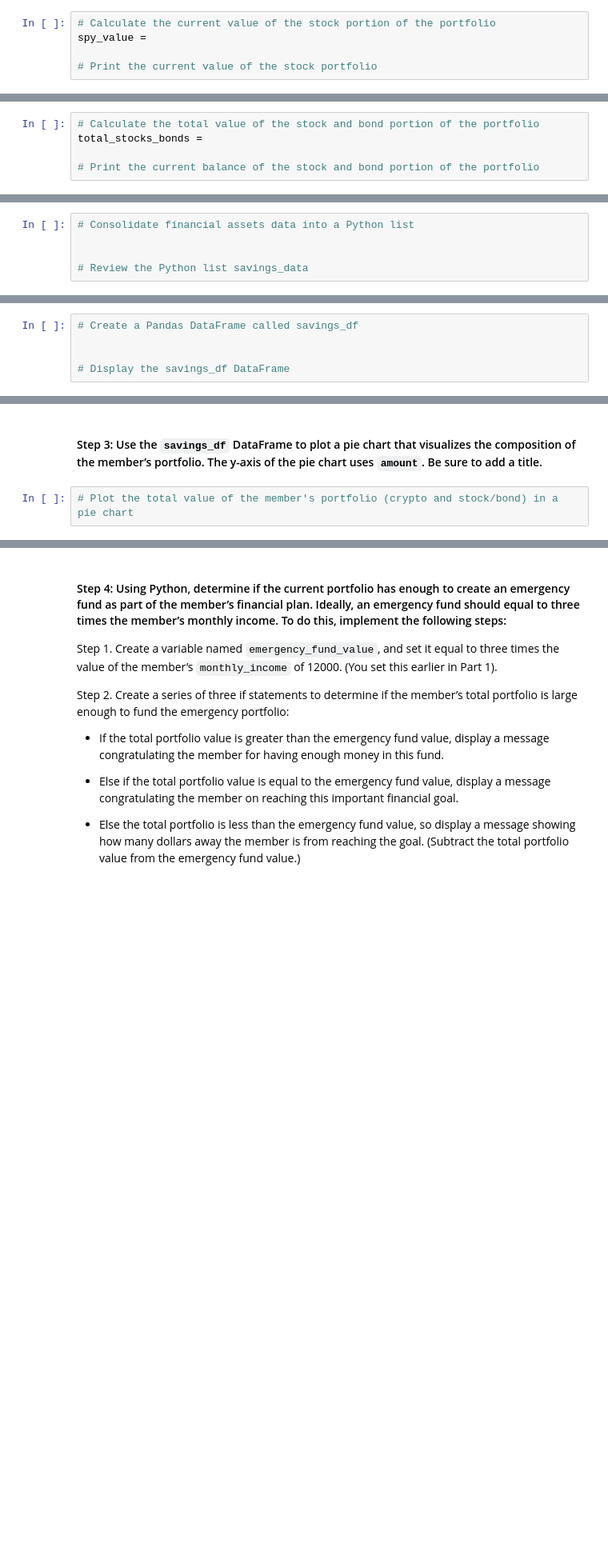
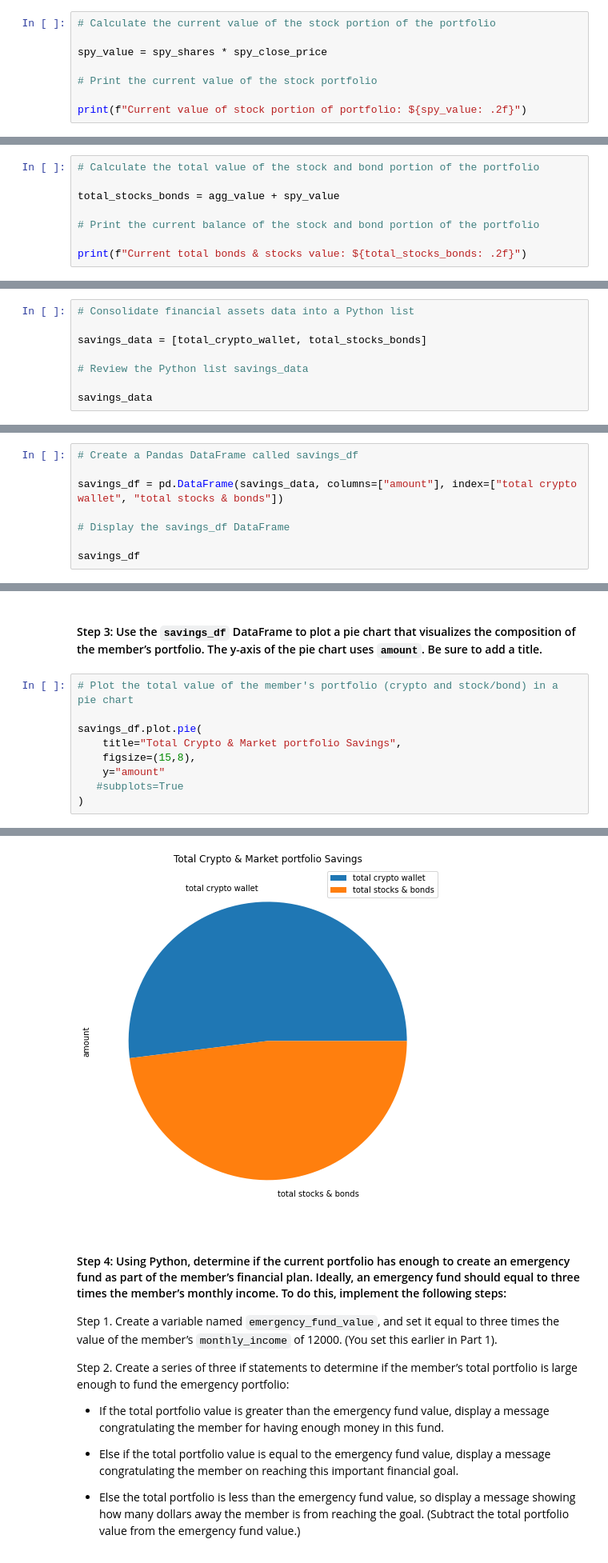
Before and after one commit to dodobirb/5-Financial-Simulations-with-APIs---Statistics-Monte-Carlo-Simulations, a Jupyter notebook: Module_5_Ch_Financial_Simulations_and_APIs/financial_planning_tools.ipynb, the cells around one changed output, grey strips where cells are left out. Shown at 80% size. Saved outputs shown, nothing was run; the diff lists cells and outputs as text; blank space fills up the shorter version.

```diff
--- a/Module_5_Ch_Financial_Simulations_and_APIs/financial_planning_tools.ipynb
+++ b/Module_5_Ch_Financial_Simulations_and_APIs/financial_planning_tools.ipynb
@@ -289,5 +302,8 @@ agg_value =
 # %%
 # Calculate the current value of the stock portion of the portfolio
-spy_value =
+
+spy_value = spy_shares * spy_close_price
 
 # Print the current value of the stock portfolio
+
+print(f"Current value of stock portion of portfolio: ${spy_value: .2f}")
@@ -294,5 +312,8 @@ spy_value =
 # %%
 # Calculate the total value of the stock and bond portion of the portfolio
-total_stocks_bonds =
+
+total_stocks_bonds = agg_value + spy_value
 
 # Print the current balance of the stock and bond portion of the portfolio
+
+print(f"Current total bonds & stocks value: ${total_stocks_bonds: .2f}")
@@ -335,5 +363,8 @@ In this section, you’ll use the valuations for the cryptocurrency wallet and f
 # %%
 # Consolidate financial assets data into a Python list
 
+savings_data = [total_crypto_wallet, total_stocks_bonds]
 
 # Review the Python list savings_data
+
+savings_data
@@ -348,5 +381,8 @@ In this section, you’ll use the valuations for the cryptocurrency wallet and f
 # %%
 # Create a Pandas DataFrame called savings_df
 
+savings_df = pd.DataFrame(savings_data, columns=["amount"], index=["total crypto wallet", "total stocks & bonds"])
 
 # Display the savings_df DataFrame
+
+savings_df
@@ -354,3 +394,11 @@ In this section, you’ll use the valuations for the cryptocurrency wallet and f
 #### Step 3: Use the `savings_df` DataFrame to plot a pie chart that visualizes the composition of the member’s portfolio. The y-axis of the pie chart uses `amount`. Be sure to add a title.
 # %%
 # Plot the total value of the member's portfolio (crypto and stock/bond) in a pie chart
+
+savings_df.plot.pie(
+    title="Total Crypto & Market portfolio Savings",
+    figsize=(15,8),
+    y="amount"
+   #subplots=True
+)
+# %% [output]
@@ -357,3 +406,4 @@ In this section, you’ll use the valuations for the cryptocurrency wallet and f
+[figure, added]
 # %% [markdown]
 #### Step 4: Using Python, determine if the current portfolio has enough to create an emergency fund as part of the member’s financial plan. Ideally, an emergency fund should equal to three times the member’s monthly income. To do this, implement the following steps:
 
```
Also changed, not shown: parts of 37 cells of this notebook, 1 other file.
